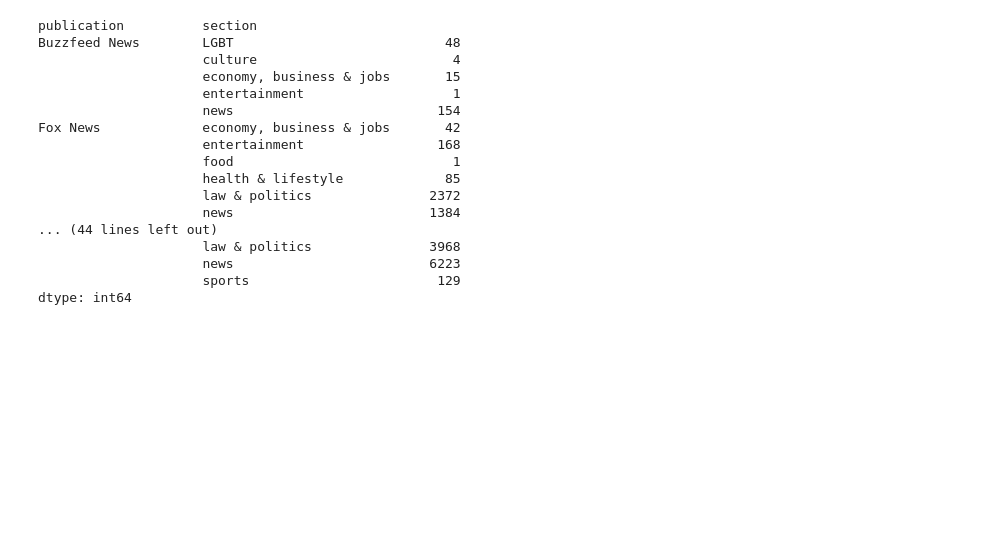
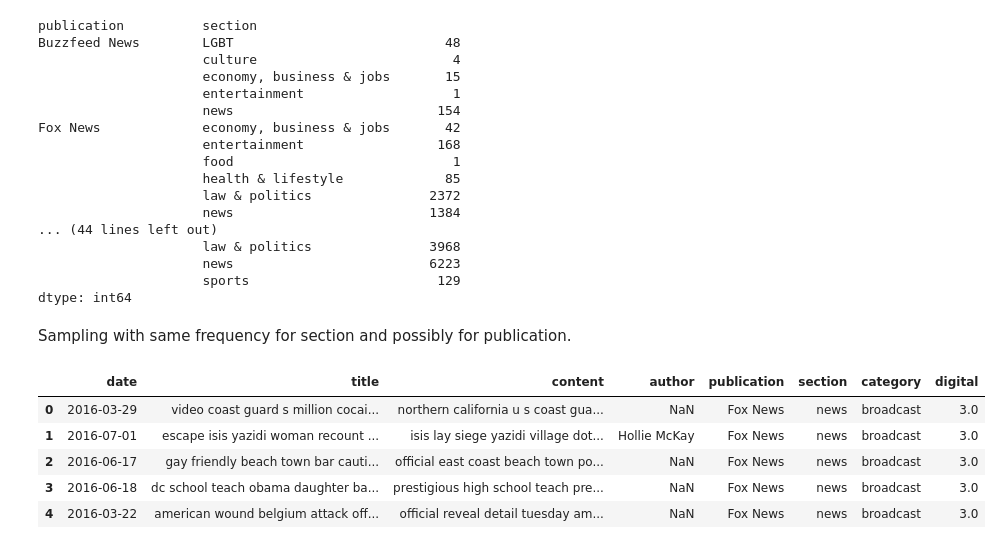
Before and after one commit to RCrvro/News-Topic-Guessing---DSL-Project, a Jupyter notebook: DSL Project - Category News Detection.ipynb, the cells around one changed output. Cells and saved outputs as stored; diff of their text form; code cells hidden in the pictures; blank space fills up the shorter version.

```diff
--- a/DSL Project - Category News Detection.ipynb
+++ b/DSL Project - Category News Detection.ipynb
@@ -566,3 +566,23 @@ Fox News             economy, business & jobs       42
                      news                         6223
                      sports                        129
 dtype: int64
+# %% [markdown]
+Sampling with same frequency for section and possibly for publication.
+# %%
+n4 = n3
+# %%
+n_s = pd.DataFrame()
+for i in n4.section.unique():
+    for j in n4.publication.unique():
+        n_s=n_s.append(n4[(n4.section == i)&(n4.publication == j)].sample(round(len(n4[(n4.section == i)&(n4.publication == j)])*0.3)))
+# %%
+n_s = n_s.reset_index()
+n_s = n_s[['date','title','content','author','publication','section','category','digital']]
+n_s.head()
+# %% [output]
+|  | date | title | content | author | publication | section | category | digital |
+| 0 | 2016-03-29 | video coast guard s million cocai... | northern california u s coast gua... | NaN | Fox News | news | broadcast | 3.0 |
+| 1 | 2016-07-01 | escape isis yazidi woman recount ... | isis lay siege yazidi village dot... | Hollie McKay | Fox News | news | broadcast | 3.0 |
+| 2 | 2016-06-17 | gay friendly beach town bar cauti... | official east coast beach town po... | NaN | Fox News | news | broadcast | 3.0 |
+| 3 | 2016-06-18 | dc school teach obama daughter ba... | prestigious high school teach pre... | NaN | Fox News | news | broadcast | 3.0 |
+| 4 | 2016-03-22 | american wound belgium attack off... | official reveal detail tuesday am... | NaN | Fox News | news | broadcast | 3.0 |
```
Also changed, not shown: parts of 1 cell of this notebook.
